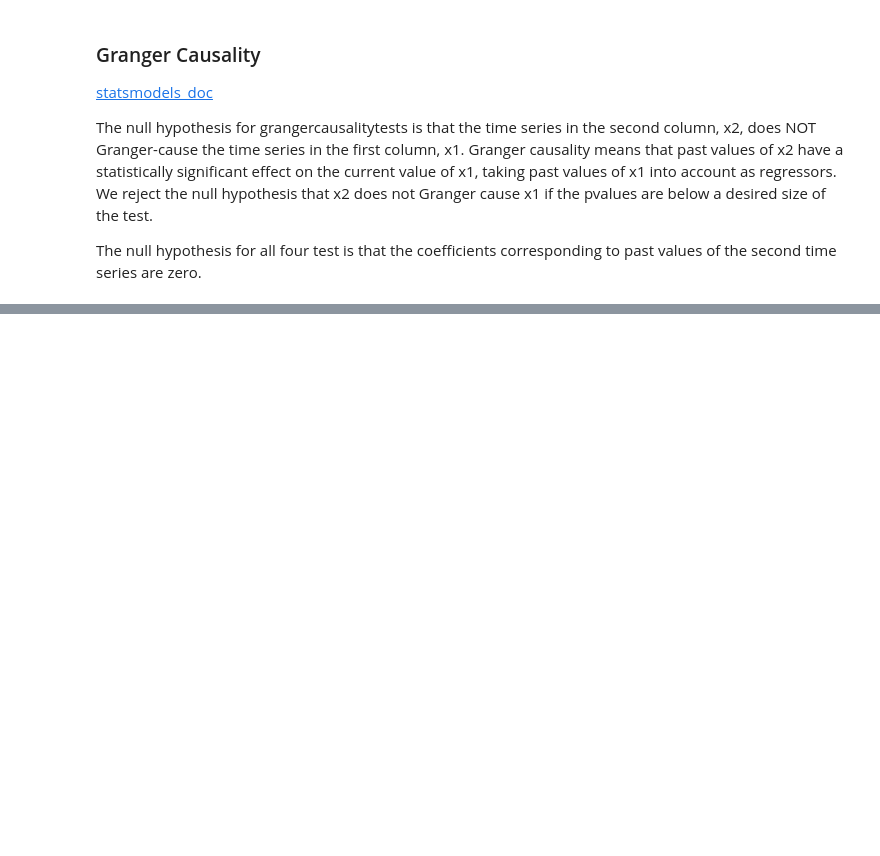
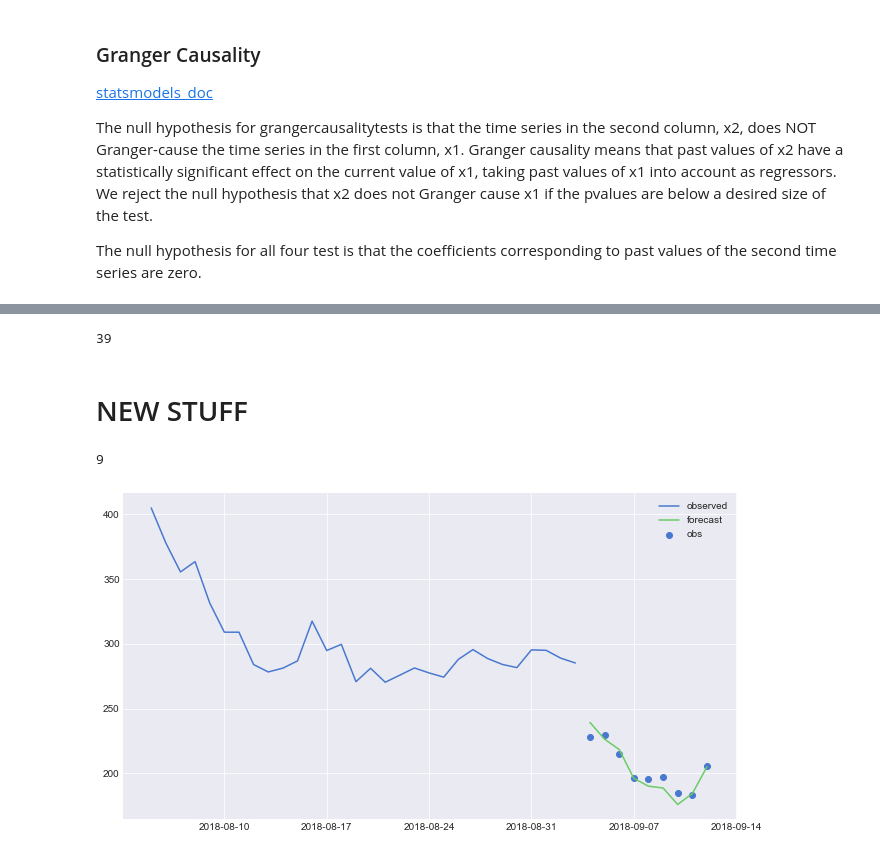
Before and after one commit to brianmcguckin/thinkful_unit_06_specializations, a Jupyter notebook: eth_ts.ipynb, the cells around one changed output, grey strips where cells are left out. Drawn from its saved outputs; the diff is of its cells as text; code cells hidden in the pictures; blank space fills up the shorter version.

Commit message:
update preds

```diff
--- a/eth_ts.ipynb
+++ b/eth_ts.ipynb
@@ -747,0 +754,52 @@ parameter F test:         F=1.5968  , p=0.2147  , df_denom=35, df_num=1
+# %%
+len(dfx_05)
+# %% [output]
+39
+# %% [markdown]
+# NEW STUFF
+# %%
+len(y)-30
+# %% [output]
+9
+# %%
+# 1 step ahead predictions with 30 day rolling window
+window = 30
+
+start = 0
+stop = 30
+predictions = []
+
+for n in range(len(y)-window):
+
+    # fit ARIMA
+    model = ARIMA(
+        endog=y[start:stop],
+        exog=X[start:stop],
+        order=(0,1,0)
+    ).fit(trend='nc')
+
+    # predict next step
+    pred = model.forecast(
+        steps=1,
+        exog=X[stop:stop+1]
+    )
+
+    # store prediction & move forward 1 step
+    predictions.append(pred[0])
+    start += 1
+    stop += 1
+# %%
+fig, ax = plt.subplots(figsize=(11,6))
+plt.plot(X.index.values[:len(X) - len(predictions)],
+         y[:len(X) - len(predictions)],
+         label='observed')
+plt.scatter(X.index.values[len(X) - len(predictions):],
+            y[len(X) - len(predictions):],
+            label='obs')
+plt.plot(X.index.values[len(X) - len(predictions):],
+         predictions,
+         label='forecast')
+plt.legend()
+plt.show()
+# %% [output]
+[figure, added]
```
Also changed, not shown: parts of 3 cells of this notebook.
